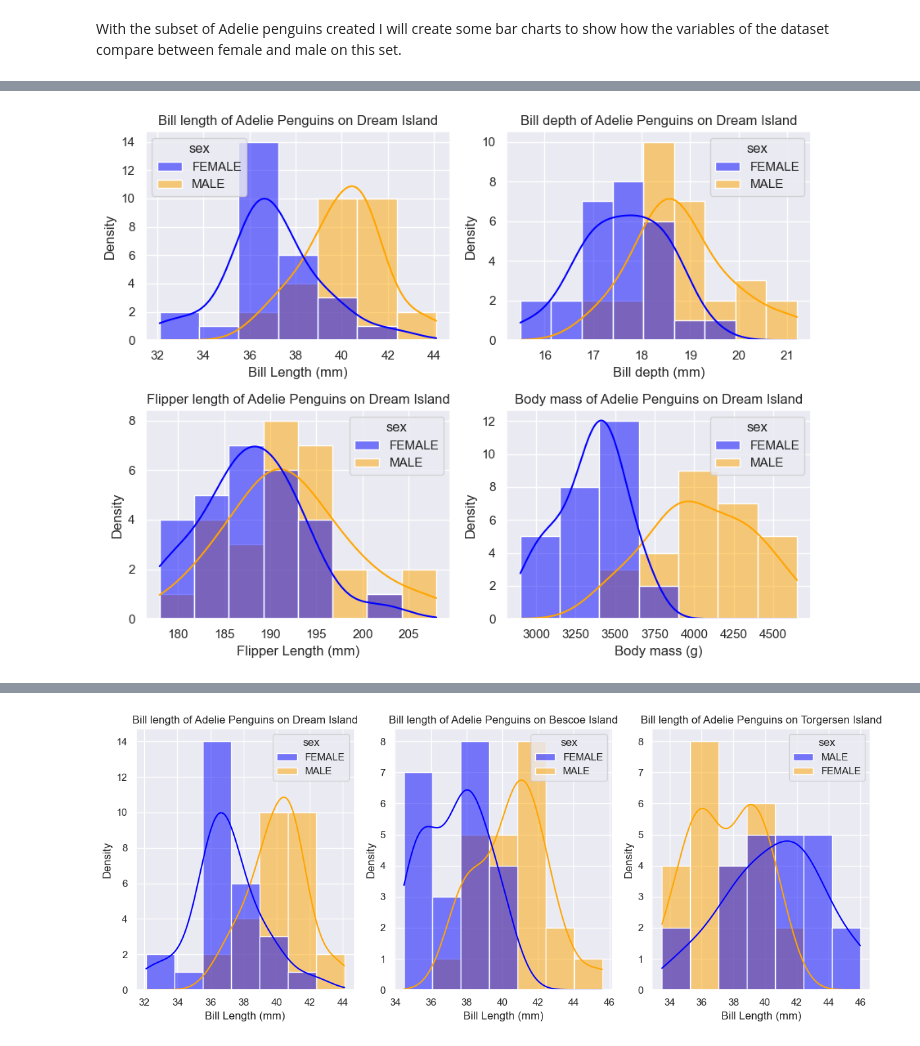
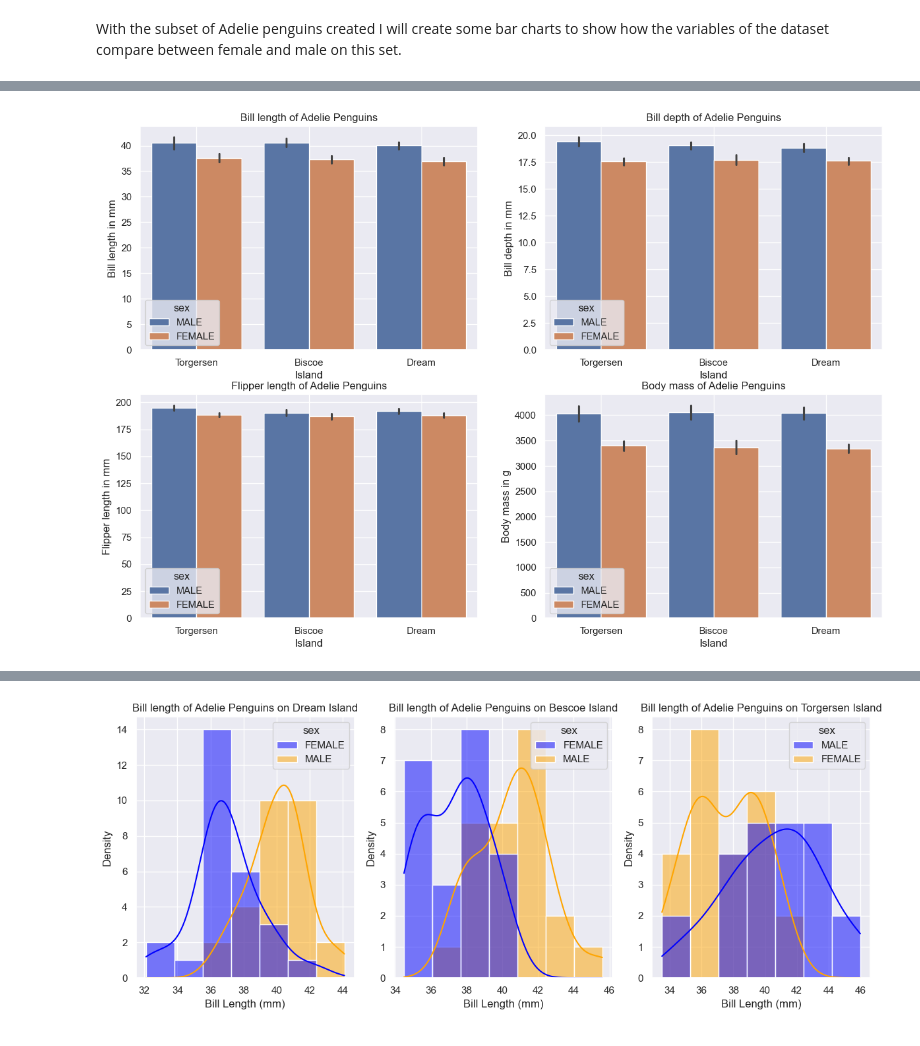
Before and after one commit to ermelinda-q/data_analytics, a Jupyter notebook: penguins.ipynb, the cells around one changed output, grey strips where cells are left out. Drawn from its saved outputs; the diff is of its cells as text; code cells hidden in the pictures.

```diff
--- a/penguins.ipynb
+++ b/penguins.ipynb
@@ -380,36 +375,24 @@ sns.barplot(adelie_penguins, x="island", y="body_mass_g", hue="sex")
 # %%
-adelie_dream_penguins = df[(df['species'] == 'Adelie') & (df['island'] == 'Dream')]
-# Create subplots
-fig, axes = plt.subplots(2, 2, figsize=(9, 7))
-
-# Plot histogram for male penguins' bill length
-sns.histplot(data=adelie_dream_penguins, x='bill_length_mm', hue='sex', color='blue', palette=['blue', 'orange'], kde=True, ax=axes[0, 0])
-axes[0, 0].set_title('Bill length of Adelie Penguins on Dream Island')
-axes[0, 0].set_xlabel('Bill Length (mm)')
-axes[0, 0].set_ylabel('Density')
+fig, axes = plt.subplots(2, 2, figsize=(15, 10))
+sns.barplot(adelie_penguins, x="island", y="bill_length_mm", hue="sex", ax=axes[0, 0])
+axes[0, 0].set_title("Bill length of Adelie Penguins")
+axes[0, 0].set_xlabel("Island")
+axes[0, 0].set_ylabel("Bill length in mm")
 axes[0, 0].grid(True)
-# Plot histogram for female penguins' bill length
-sns.histplot(data=adelie_dream_penguins, x='bill_depth_mm', hue='sex', color='blue', palette=['blue', 'orange'], kde=True, ax=axes[0, 1])
-axes[0, 1].set_title('Bill depth of Adelie Penguins on Dream Island')
-axes[0, 1].set_xlabel('Bill depth (mm)')
-axes[0, 1].set_ylabel('Density')
+sns.barplot(adelie_penguins, x="island", y="bill_depth_mm", hue="sex", ax=axes[0, 1])
+axes[0, 1].set_title("Bill depth of Adelie Penguins")
+axes[0, 1].set_xlabel("Island")
+axes[0, 1].set_ylabel("Bill depth in mm")
 axes[0, 1].grid(True)
-# Plot another histogram (e.g., flipper length) for male penguins
-sns.histplot(data=adelie_dream_penguins, x='flipper_length_mm', hue='sex', color='blue', palette=['blue', 'orange'], kde=True, ax=axes[1, 0])
-axes[1, 0].set_title('Flipper length of Adelie Penguins on Dream Island')
-axes[1, 0].set_xlabel('Flipper Length (mm)')
-axes[1, 0].set_ylabel('Density')
+sns.barplot(adelie_penguins, x="island", y="flipper_length_mm", hue="sex", ax=axes[1, 0])
+axes[1, 0].set_title("Flipper length of Adelie Penguins")
+axes[1, 0].set_xlabel("Island")
+axes[1, 0].set_ylabel("Flipper length in mm")
 axes[1, 0].grid(True)
-# Plot another histogram (e.g., flipper length) for female penguins
-sns.histplot(data=adelie_dream_penguins, x='body_mass_g', hue='sex', color='blue', palette=['blue', 'orange'], kde=True, ax=axes[1, 1])
-axes[1, 1].set_title('Body mass of Adelie Penguins on Dream Island')
-axes[1, 1].set_xlabel('Body mass (g)')
-axes[1, 1].set_ylabel('Density')
+sns.barplot(adelie_penguins, x="island", y="body_mass_g", hue="sex", ax=axes[1, 1])
+axes[1, 1].set_title("Body mass of Adelie Penguins")
+axes[1, 1].set_xlabel("Island")
+axes[1, 1].set_ylabel("Body mass in g")
 axes[1, 1].grid(True)
-# Adjust layout to prevent overlapping
-plt.tight_layout()
-
-# Display the plot
-plt.show()
 # %% [output]
-[figure, old version]
+[figure, new version]
```
Also changed, not shown: parts of 19 cells of this notebook.
